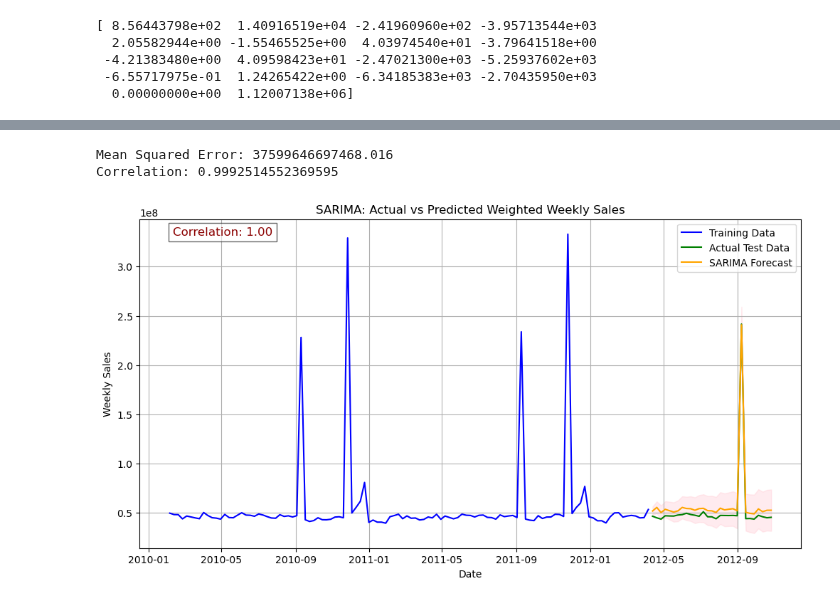
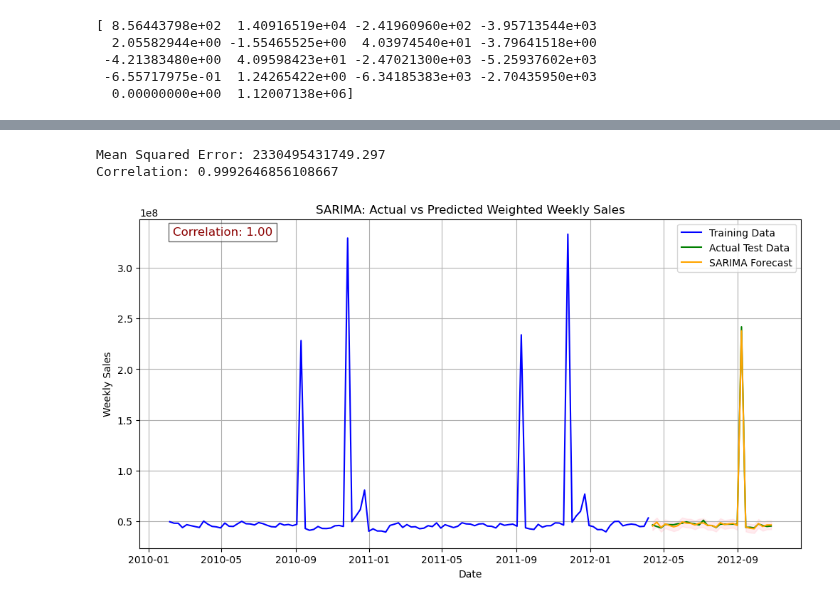
Before and after one commit to MarshallW11/MLProject, a Jupyter notebook: MLProjectV2.ipynb, the cells around one changed output, grey strips where cells are left out. Drawn from its saved outputs; the diff is of its cells as text; code cells hidden in the pictures.

```diff
--- a/MLProjectV2.ipynb
+++ b/MLProjectV2.ipynb
@@ -592,7 +592,7 @@ train_size = int(len(y) * 0.8)
 y_train, y_test = y[:train_size], y[train_size:]
 
 
-sarima_order = (1, 1, 1)
+sarima_order = (1, 0, 1)
 seasonal_order = (1, 1, 1, 52)  # Assuming weekly seasonality (adjust if needed)
 
 
@@ -611,36 +611,36 @@ correlation = np.corrcoef(y_test, y_pred)[0, 1]  # Correlation coefficient
 print(f"Mean Squared Error: {mse}")
 print(f"Correlation: {correlation}")
 
 
 plt.figure(figsize=(12, 6))
 
 # Plot training data
 plt.plot(y_train.index, y_train, label='Training Data', color='blue')
 
 # Plot actual test data
 plt.plot(y_test.index, y_test, label='Actual Test Data', color='green')
 
 # Plot predictions
 plt.plot(y_test.index, y_pred, label='SARIMA Forecast', color='orange')
 
 
 plt.fill_between(y_test.index, conf_int.iloc[:, 0], conf_int.iloc[:, 1], color='pink', alpha=0.3)
 
 plt.title('SARIMA: Actual vs Predicted Weighted Weekly Sales')
 plt.xlabel('Date')
 plt.ylabel('Weekly Sales')
 plt.legend()
 plt.grid(True)
 
 # Add correlation as text to the plot
 plt.text(x=0.05, y=0.95, s=f"Correlation: {correlation:.2f}", fontsize=12,
          transform=plt.gca().transAxes, color='darkred', bbox=dict(facecolor='white', alpha=0.6))
 
 plt.show()
 # %% [output]
-Mean Squared Error: 37599646697468.016
-Correlation: 0.9992514552369595
+Mean Squared Error: 2330495431749.297
+Correlation: 0.9992646856108667
-[figure, old version]
+[figure, new version]
 # %%
 #Test with using multiple variables
 
```
Also changed, not shown: parts of 5 cells of this notebook, 2 other files.
